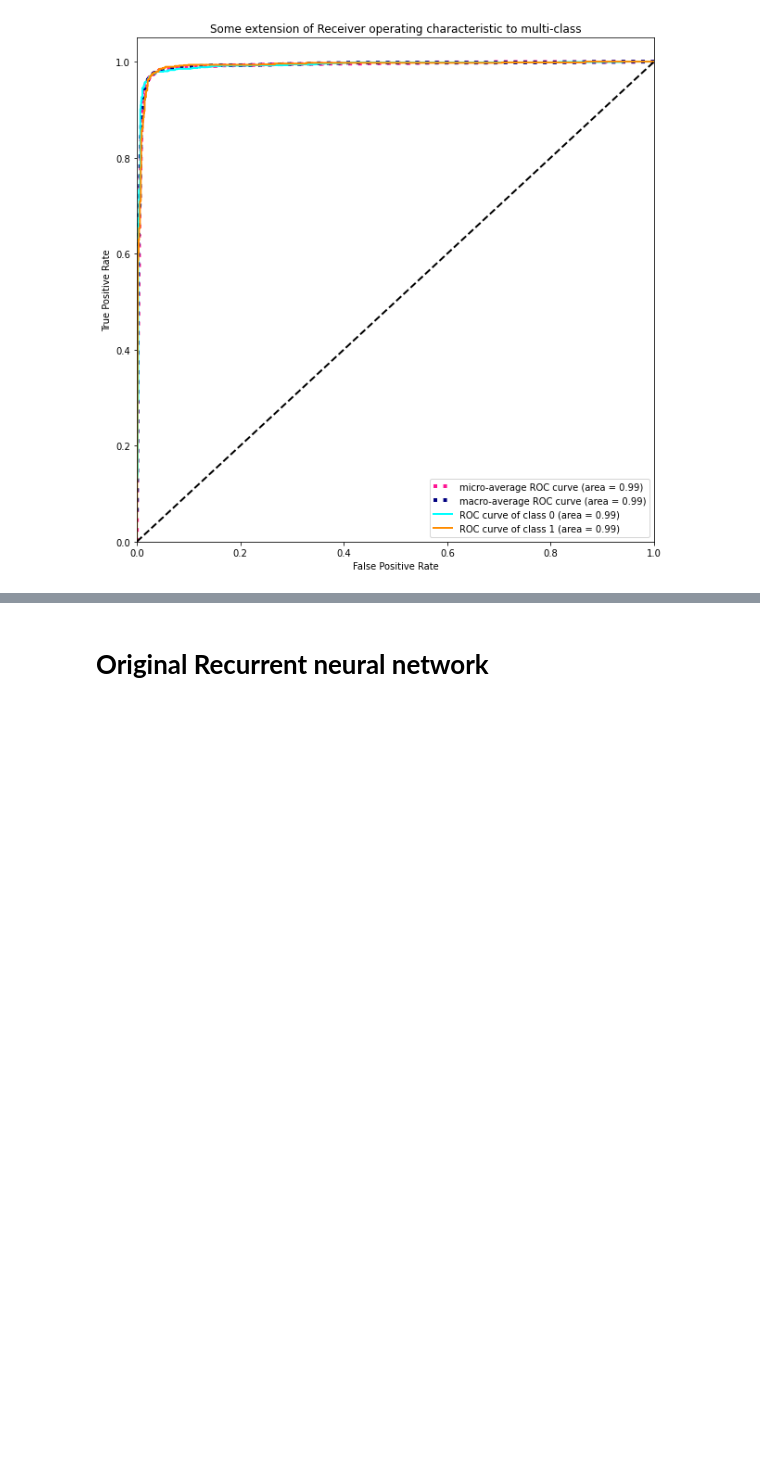
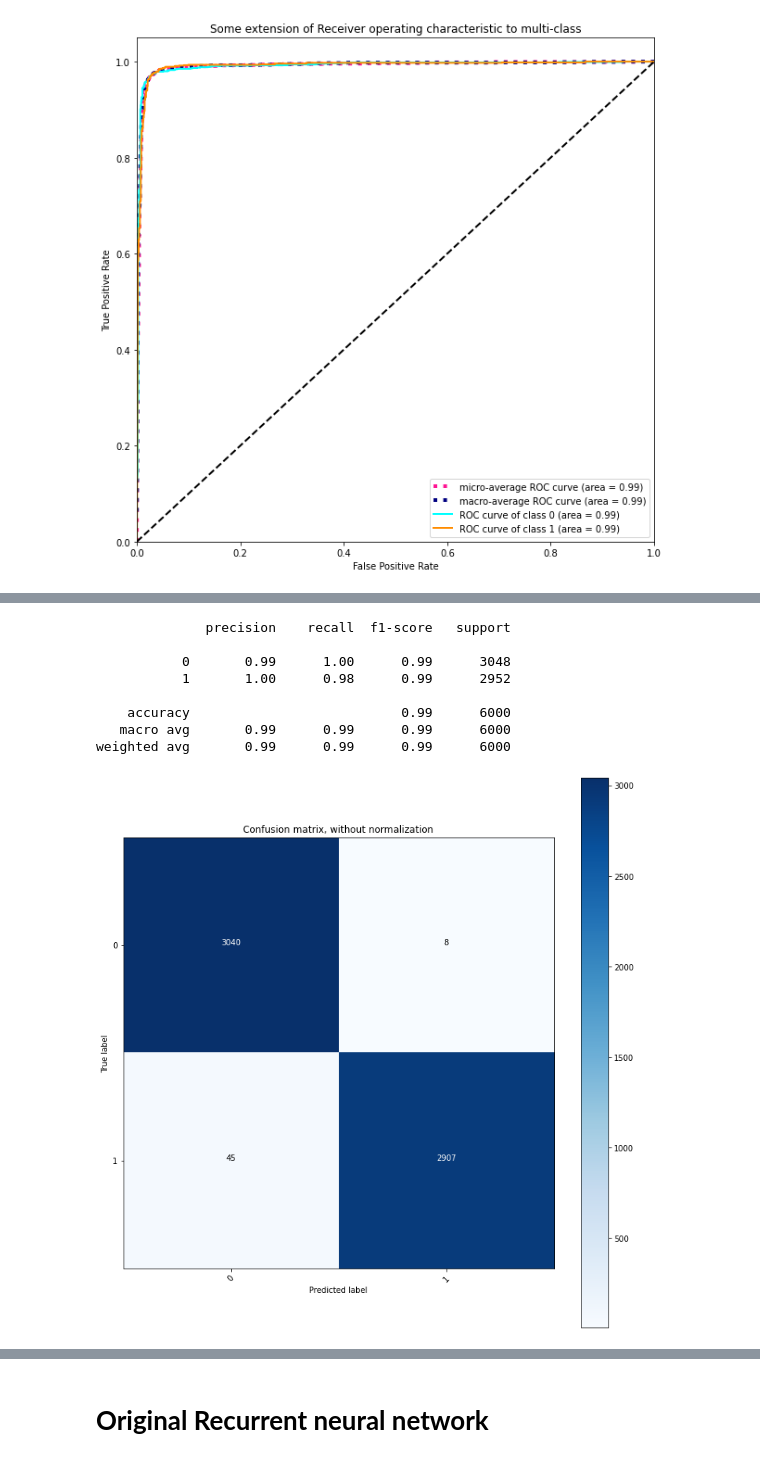
Before and after one commit to Ruanvans/ECG-classification-using-deep-learning, a Jupyter notebook: ptbd_models.ipynb, the cells around one changed output, grey strips where cells are left out. Cells and saved outputs as stored; diff of their text form; code cells hidden in the pictures; blank space fills up the shorter version.

```diff
--- a/ptbd_models.ipynb
+++ b/ptbd_models.ipynb
@@ -619,0 +657,23 @@ roc_curve_evaluation(y, y_pred, y_test)
+# %%
+y_pred = model_3.predict(Xc_up_test, batch_size=1000)
+print(classification_report(y_up_test.argmax(axis=1), y_pred.argmax(axis=1)))
+
+# Compute confusion matrix
+cnf_matrix = confusion_matrix(y_up_test.argmax(axis=1), y_pred.argmax(axis=1))
+np.set_printoptions(precision=2)
+
+# Plot non-normalized confusion matrix
+plt.figure(figsize=(10, 10))
+plot_confusion_matrix(cnf_matrix, classes=['0','1'],
+                      title='Confusion matrix, without normalization')
+plt.show()
+# %% [output]
+              precision    recall  f1-score   support
+
+           0       0.99      1.00      0.99      3048
+           1       1.00      0.98      0.99      2952
+
+    accuracy                           0.99      6000
+   macro avg       0.99      0.99      0.99      6000
+weighted avg       0.99      0.99      0.99      6000
+[figure, added]
```
Also changed, not shown: parts of 9 cells of this notebook.
